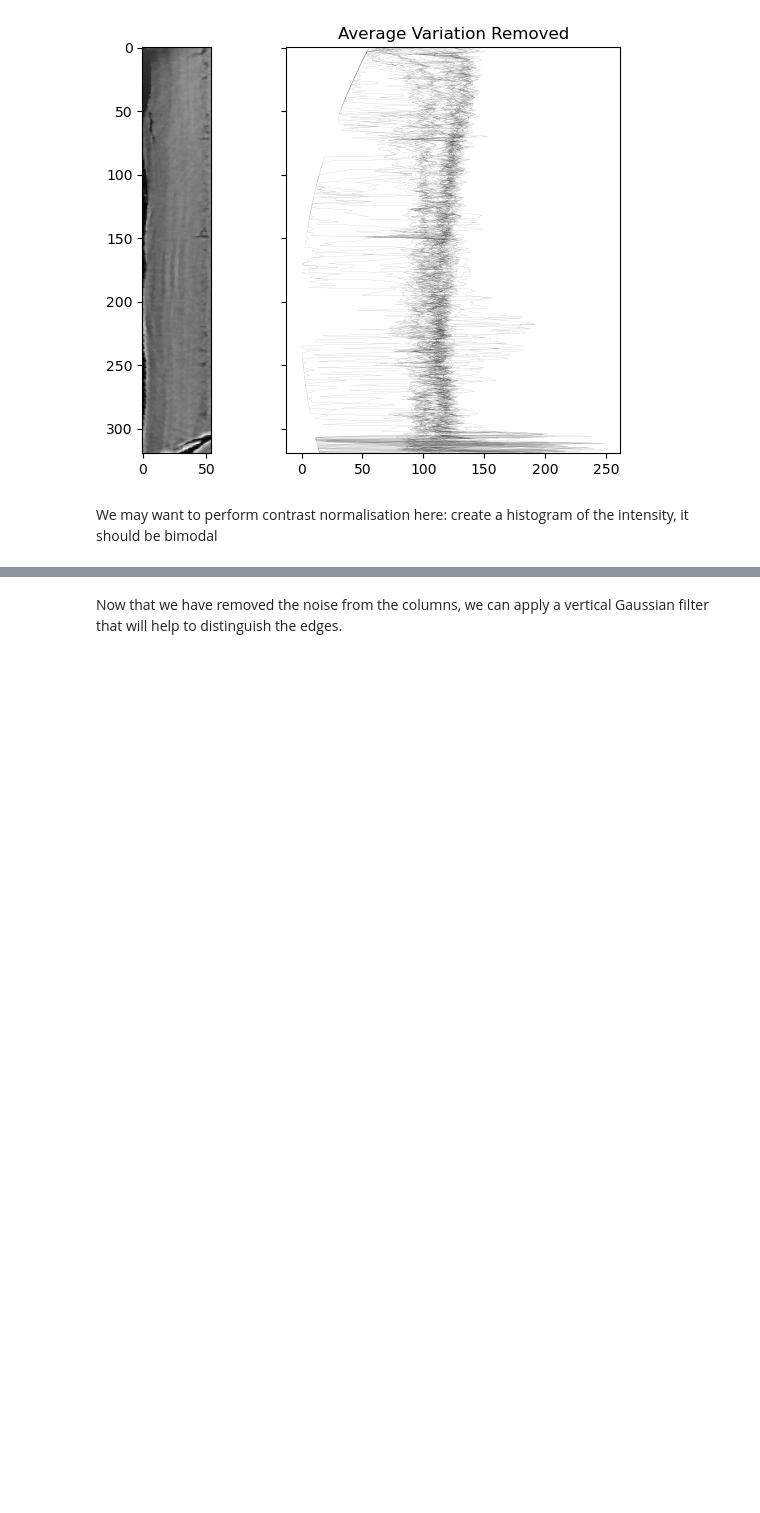
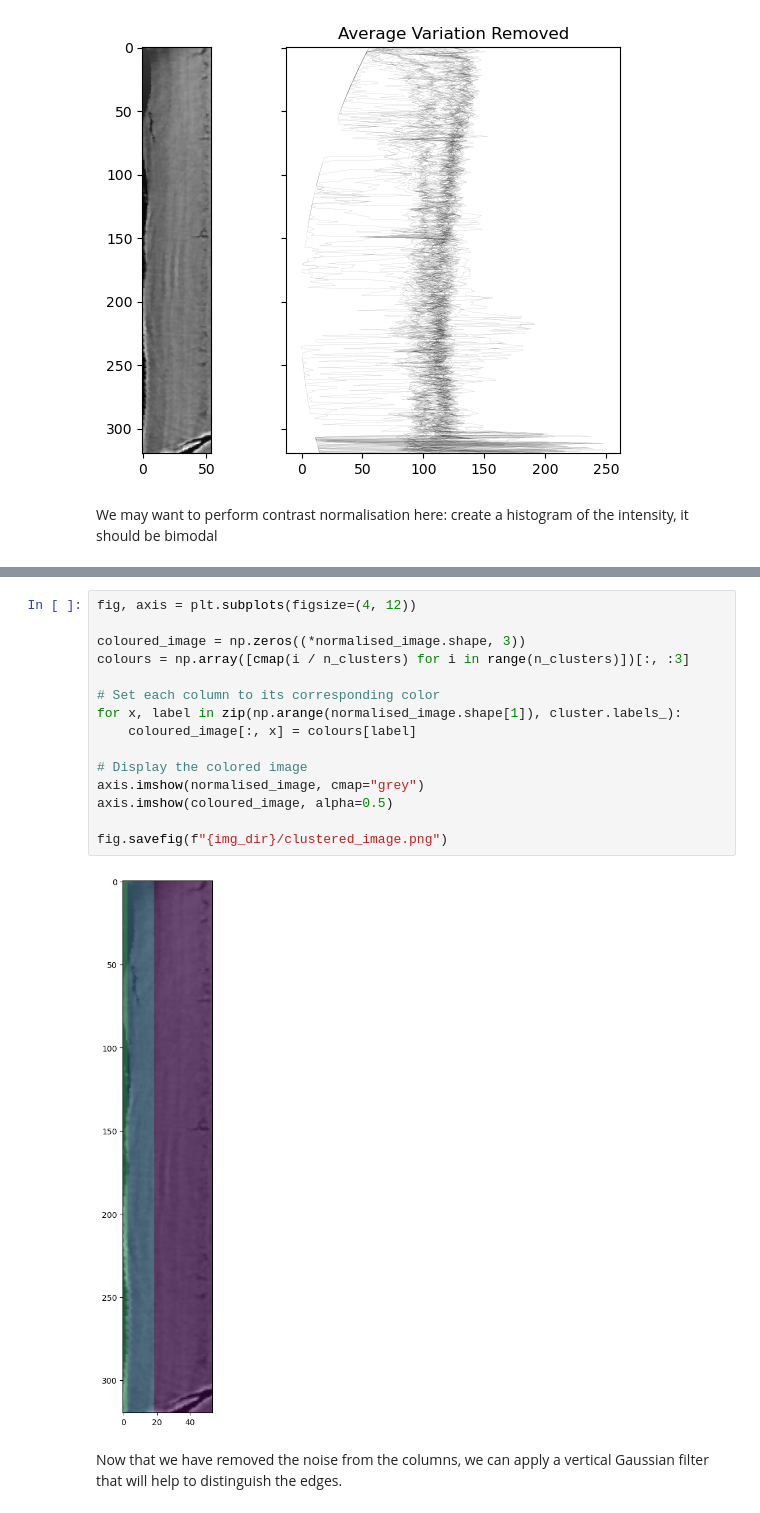
Before and after one commit to JGIBristol/cementum_imaging, a Jupyter notebook: isolate_increments.ipynb, the cells around one changed output, grey strips where cells are left out. Cells and saved outputs as stored; diff of their text form; blank space fills up the shorter version.

```diff
--- a/isolate_increments.ipynb
+++ b/isolate_increments.ipynb
@@ -195,3 +233,20 @@ _ = axis.hist(normalised_image.flat, bins=np.arange(256))
+# %%
+fig, axis = plt.subplots(figsize=(4, 12))
+
+coloured_image = np.zeros((*normalised_image.shape, 3))
+colours = np.array([cmap(i / n_clusters) for i in range(n_clusters)])[:, :3]
+
+# Set each column to its corresponding color
+for x, label in zip(np.arange(normalised_image.shape[1]), cluster.labels_):
+    coloured_image[:, x] = colours[label]
+
+# Display the colored image
+axis.imshow(normalised_image, cmap="grey")
+axis.imshow(coloured_image, alpha=0.5)
+
+fig.savefig(f"{img_dir}/clustered_image.png")
+# %% [output]
+[figure, added]
 # %% [markdown]
 Now that we have removed the noise from the columns, we can apply a vertical Gaussian filter that will help to distinguish the edges.
 # %% [markdown]
```
Also changed, not shown: parts of 2 cells of this notebook.
